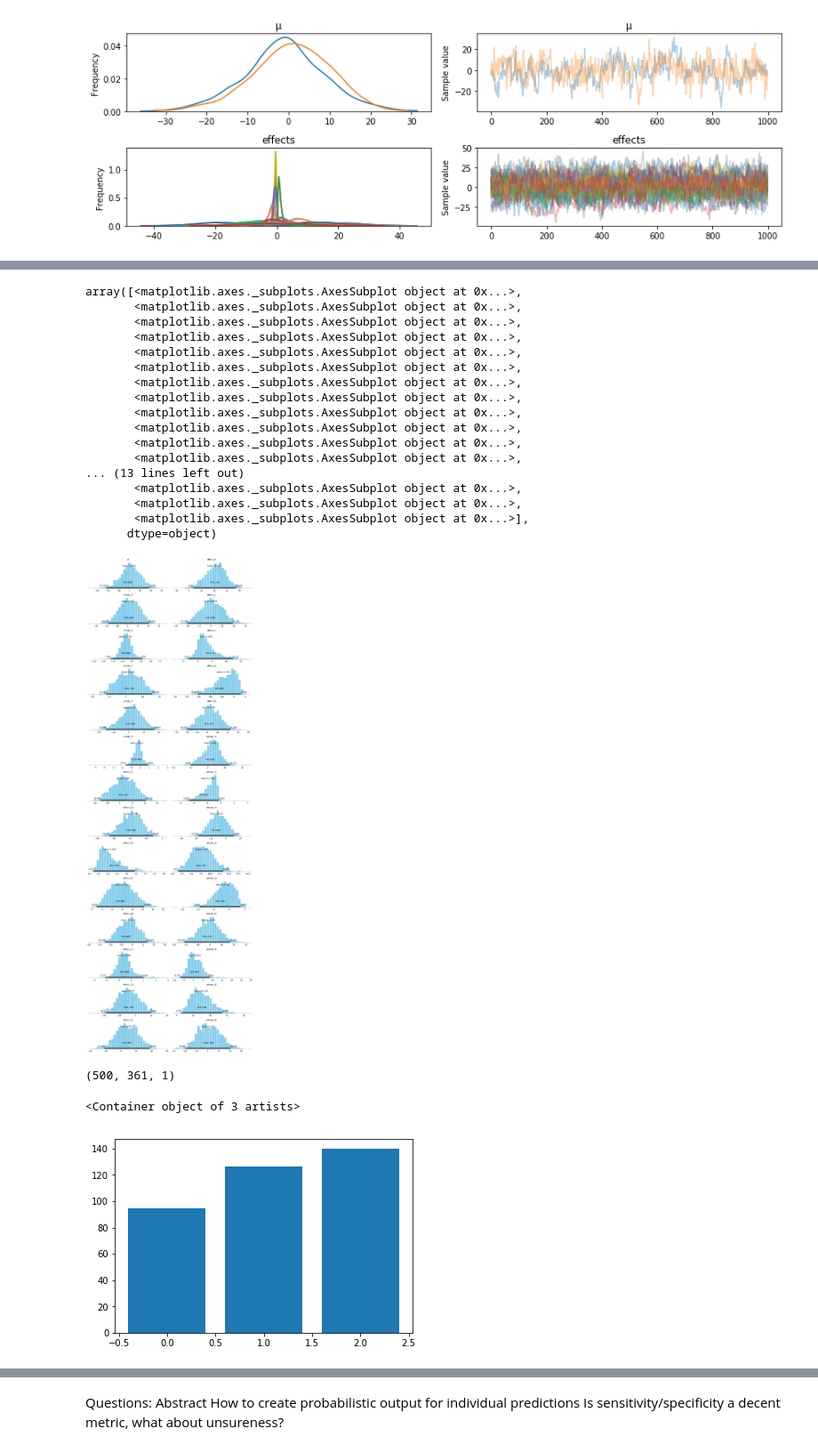
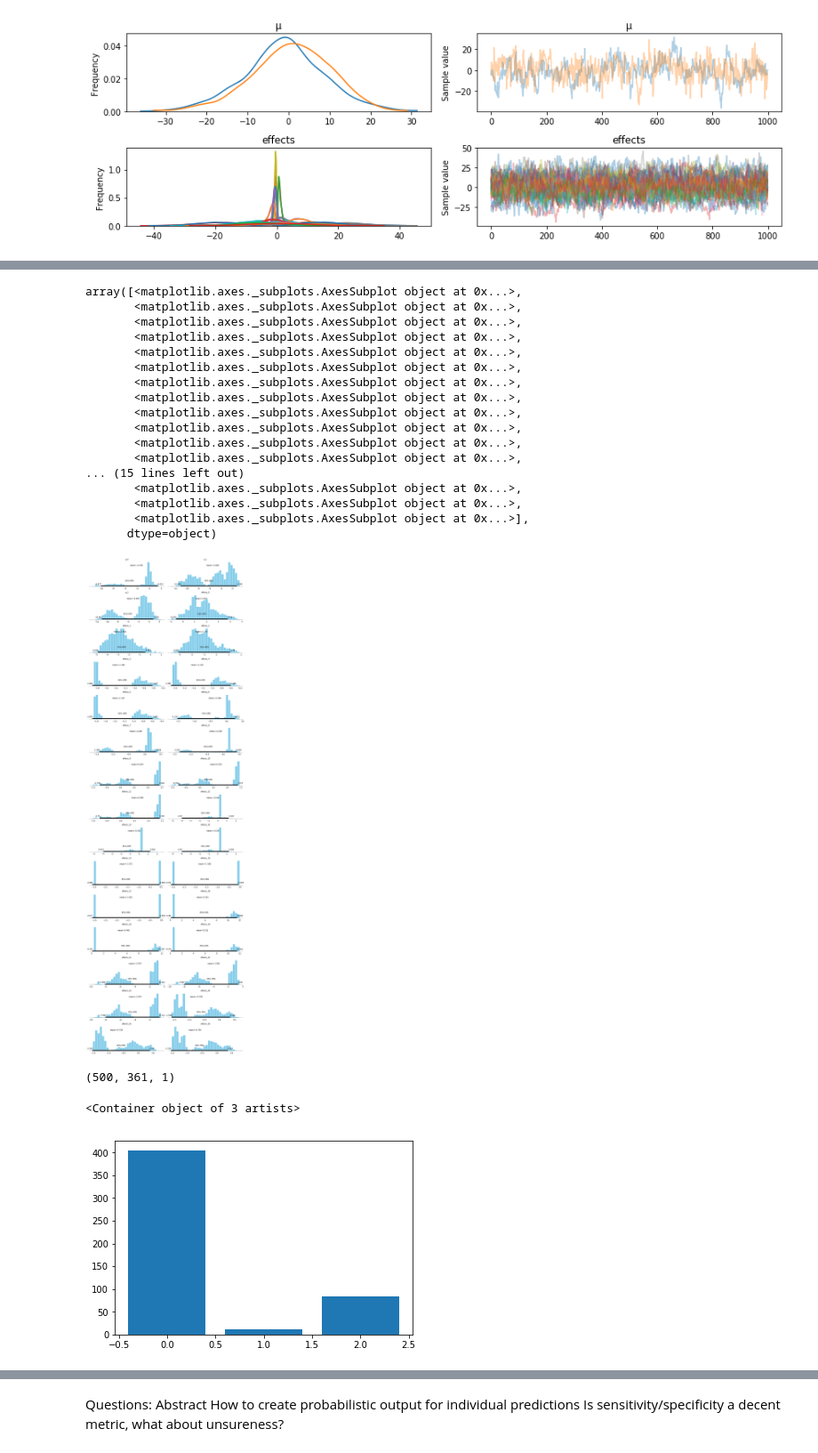
Before and after one commit to lmaesampson/CNSCat, a Jupyter notebook: LogisticReg/CategoricalDistReg.ipynb, the cells around one changed output, grey strips where cells are left out. Shown at 89% size. Drawn from its saved outputs; the diff is of its cells as text; code cells hidden in the pictures.

```diff
--- a/LogisticReg/CategoricalDistReg.ipynb
+++ b/LogisticReg/CategoricalDistReg.ipynb
@@ -52,19 +52,22 @@ y[y==4] = 2
 y[y==3] = 2
 #x = var[['CMalaria','Mening','Enceph','glasgtot','sbp']]
 x = var[['CMalaria','sbp','glasgtot','dbp','resp','card','weight','height','muac']]
+# %%
+import theano.tensor as tt
+softmax = tt.nnet.softmax
 # %%
 with pm.Model() as logistic_model:
-    μ = pm.Normal('μ', 0, sd=10)
+    μ = pm.Normal('μ', 0, sd=10, shape=(3))
     effects = pm.Normal('effects', mu=0, sd=10, shape=(x.shape[1], 3))
 
     # expected parameter
-    p = pm.math.invlogit(μ + t.dot(x, effects))
+    p = softmax(μ + t.dot(x, effects)) # try softmax transformation
 
     # Likelihood (sampling distribution) of observations
     Y_obs = pm.Categorical('Y_obs', p=p, observed=y)
 
 with logistic_model:
-    trace = pm.sample(1000, tune=400, njobs=2, nuts_kwargs={'target_accept':0.99})
+    trace = pm.sample(1000, tune=1000, njobs=2, nuts_kwargs={'target_accept':0.99})
 # %% [output]
 Auto-assigning NUTS sampler...
 Initializing NUTS using jitter+adapt_diag...
@@ -110,12 +113,12 @@ array([<matplotlib.axes._subplots.AxesSubplot object at 0x...>,
        <matplotlib.axes._subplots.AxesSubplot object at 0x...>,
        <matplotlib.axes._subplots.AxesSubplot object at 0x...>,
        <matplotlib.axes._subplots.AxesSubplot object at 0x...>,
-... (13 lines left out)
+... (15 lines left out)
        <matplotlib.axes._subplots.AxesSubplot object at 0x...>,
        <matplotlib.axes._subplots.AxesSubplot object at 0x...>,
        <matplotlib.axes._subplots.AxesSubplot object at 0x...>],
       dtype=object)
-[figure, old version]
+[figure, new version]
 # %%
 ppc = pm.sample_ppc(trace, samples=500, model=logistic_model)
 # %%
@@ -123,10 +126,12 @@ ppc['Y_obs'].shape
 # %% [output]
 (500, 361, 1)
 # %%
+#ppc for person 0
+
 plt.bar([0,1,2], height=[
-    np.asscalar(sum(sum(ppc['Y_obs'] == 0)))/500,
-    np.asscalar(sum(sum(ppc['Y_obs'] == 1)))/500,
-    np.asscalar(sum(sum(ppc['Y_obs'] == 2)))/500], width=0.8)
+    np.asscalar(sum(ppc['Y_obs'][:,0,0] == 0)),
+    np.asscalar(sum(ppc['Y_obs'][:,0,0] == 1)),
+    np.asscalar(sum(ppc['Y_obs'][:,0,0] == 2))], width=0.8)
 # %% [output]
 <Container object of 3 artists>
-[figure, old version]
+[figure, new version]
```
Also changed, not shown: parts of 16 cells of this notebook.
